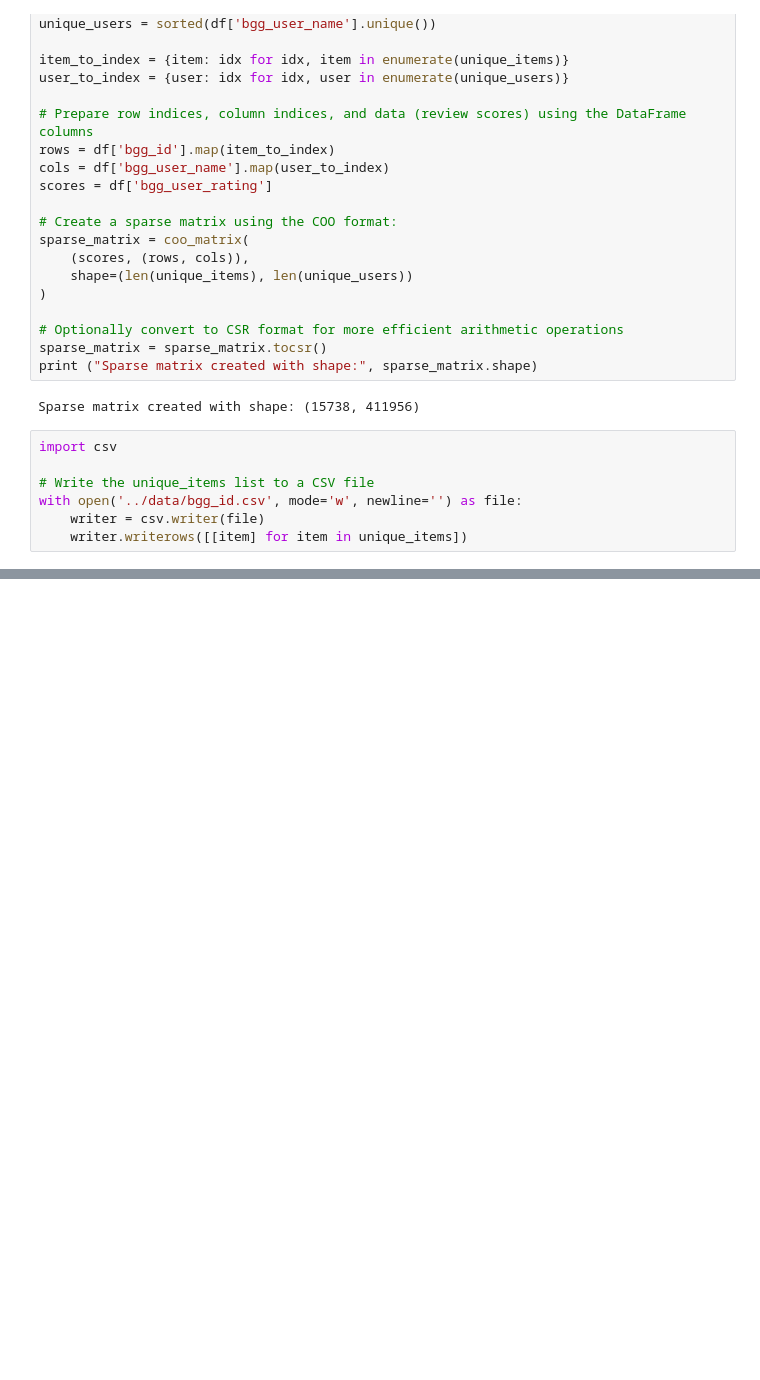
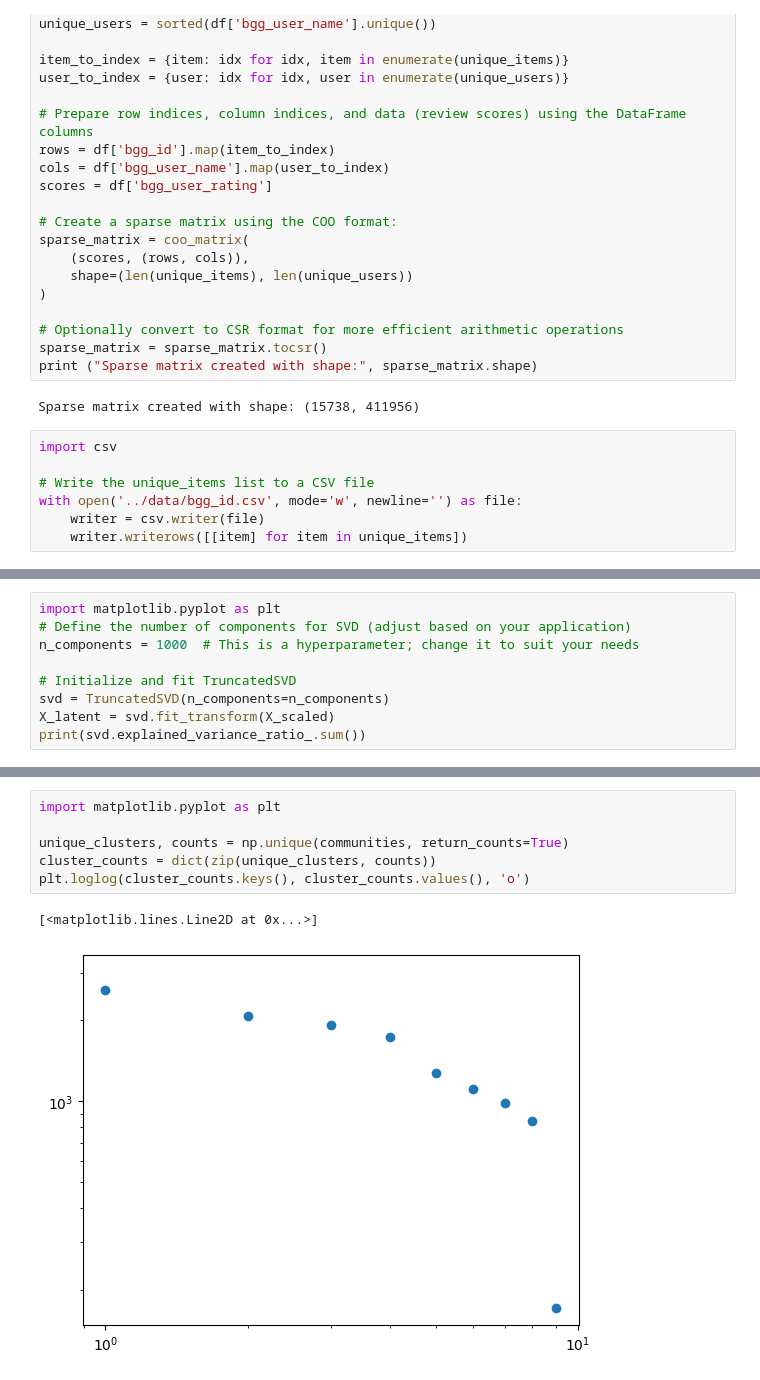
Before and after one commit to Toucan4Life/python-bgg, a Jupyter notebook: notebooks/analyse data louvain.ipynb, the cells around one changed output, grey strips where cells are left out. Cells and saved outputs as stored; diff of their text form; blank space fills up the shorter version.

```diff
--- a/notebooks/analyse data louvain.ipynb
+++ b/notebooks/analyse data louvain.ipynb
@@ -134,0 +55,9 @@ communities = leidenalg.find_partition(H, leidenalg.ModularityVertexPartition,n_
+# %%
+import matplotlib.pyplot as plt
+# Define the number of components for SVD (adjust based on your application)
+n_components = 1000  # This is a hyperparameter; change it to suit your needs
+
+# Initialize and fit TruncatedSVD
+svd = TruncatedSVD(n_components=n_components)
+X_latent = svd.fit_transform(X_scaled)
+print(svd.explained_variance_ratio_.sum())
@@ -134,0 +88,9 @@ communities = leidenalg.find_partition(H, leidenalg.ModularityVertexPartition,n_
+# %%
+import matplotlib.pyplot as plt
+
+unique_clusters, counts = np.unique(communities, return_counts=True)
+cluster_counts = dict(zip(unique_clusters, counts))
+plt.loglog(cluster_counts.keys(), cluster_counts.values(), 'o')
+# %% [output]
+[<matplotlib.lines.Line2D at 0x...>]
+[figure, added]
```
Also changed, not shown: parts of 18 cells of this notebook.
